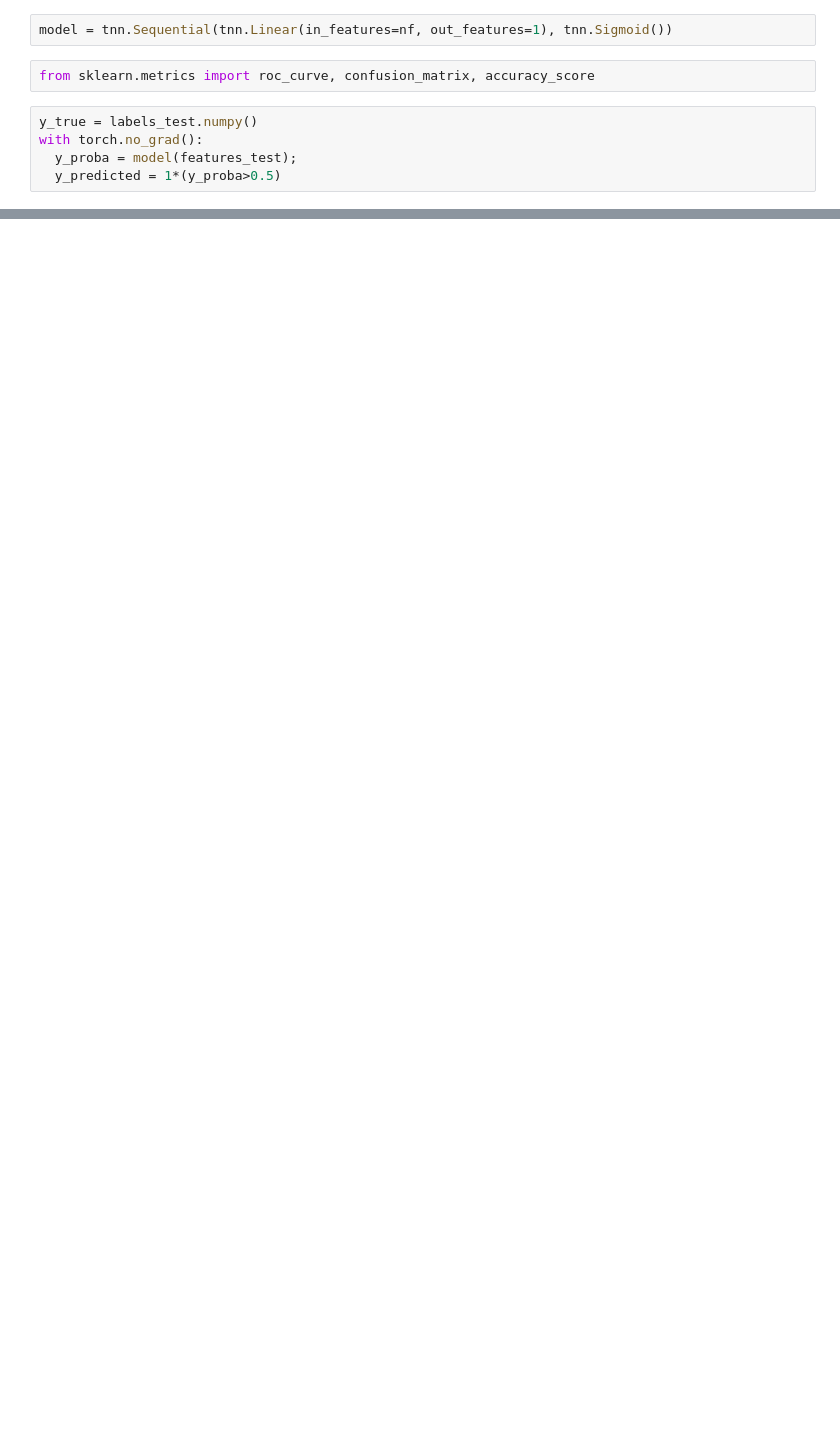
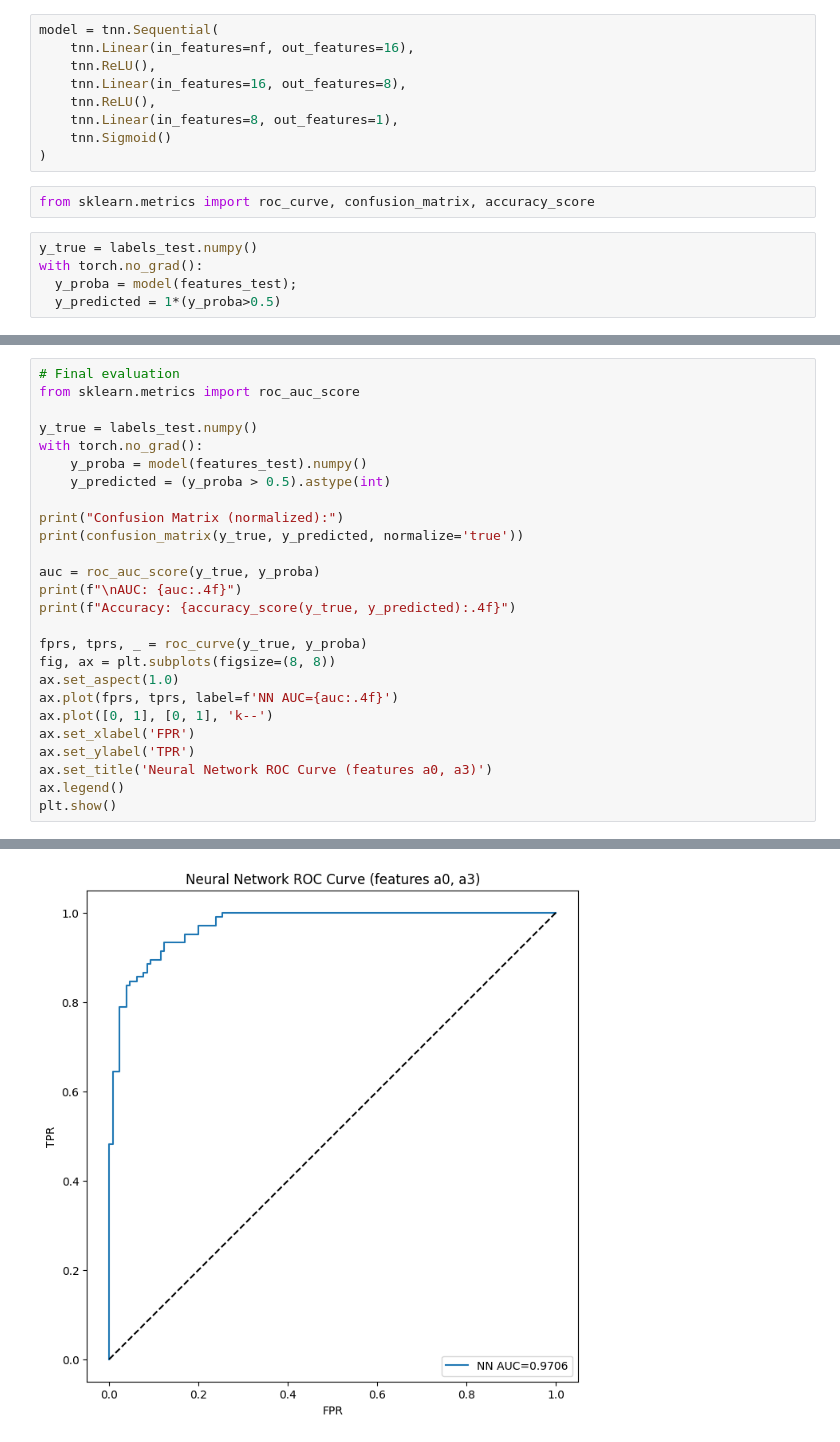
Before and after one commit to Kulizon/machine-learning, a Jupyter notebook: cwiczenia13/banknotes_NN.ipynb, the cells around one changed output, grey strips where cells are left out. Saved outputs shown, nothing was run; the diff lists cells and outputs as text; blank space fills up the shorter version.

```diff
--- a/cwiczenia13/banknotes_NN.ipynb
+++ b/cwiczenia13/banknotes_NN.ipynb
@@ -102,7 +104,14 @@ labels_train = torch.from_numpy(data_train.values[:,4:5]).to(dtype=torch.float32
 features_test = torch.from_numpy(data_test.values[:,features]).to(dtype=torch.float32)
 labels_test = torch.from_numpy(data_test.values[:,4:5]).to(dtype=torch.float32)
 # %%
-model = tnn.Sequential(tnn.Linear(in_features=nf, out_features=1), tnn.Sigmoid())
+model = tnn.Sequential(
+    tnn.Linear(in_features=nf, out_features=16),
+    tnn.ReLU(),
+    tnn.Linear(in_features=16, out_features=8),
+    tnn.ReLU(),
+    tnn.Linear(in_features=8, out_features=1),
+    tnn.Sigmoid()
+)
 # %%
 from sklearn.metrics import roc_curve, confusion_matrix, accuracy_score
 # %%
@@ -134,0 +161,27 @@ NameError: name 'loss_fn' is not defined
+# %%
+# Final evaluation
+from sklearn.metrics import roc_auc_score
+
+y_true = labels_test.numpy()
+with torch.no_grad():
+    y_proba = model(features_test).numpy()
+    y_predicted = (y_proba > 0.5).astype(int)
+
+print("Confusion Matrix (normalized):")
+print(confusion_matrix(y_true, y_predicted, normalize='true'))
+
+auc = roc_auc_score(y_true, y_proba)
+print(f"\nAUC: {auc:.4f}")
+print(f"Accuracy: {accuracy_score(y_true, y_predicted):.4f}")
+
+fprs, tprs, _ = roc_curve(y_true, y_proba)
+fig, ax = plt.subplots(figsize=(8, 8))
+ax.set_aspect(1.0)
+ax.plot(fprs, tprs, label=f'NN AUC={auc:.4f}')
+ax.plot([0, 1], [0, 1], 'k--')
+ax.set_xlabel('FPR')
+ax.set_ylabel('TPR')
+ax.set_title('Neural Network ROC Curve (features a0, a3)')
+ax.legend()
+plt.show()
+# %% [output]
@@ -134,0 +194 @@ NameError: name 'loss_fn' is not defined
+[figure, added]
```
Also changed, not shown: parts of 5 cells of this notebook, 1 other file.
